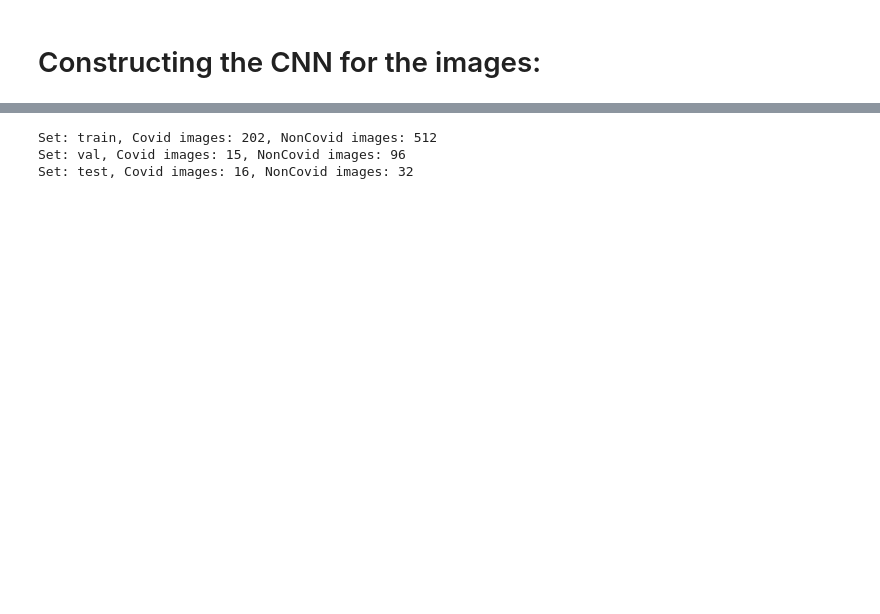
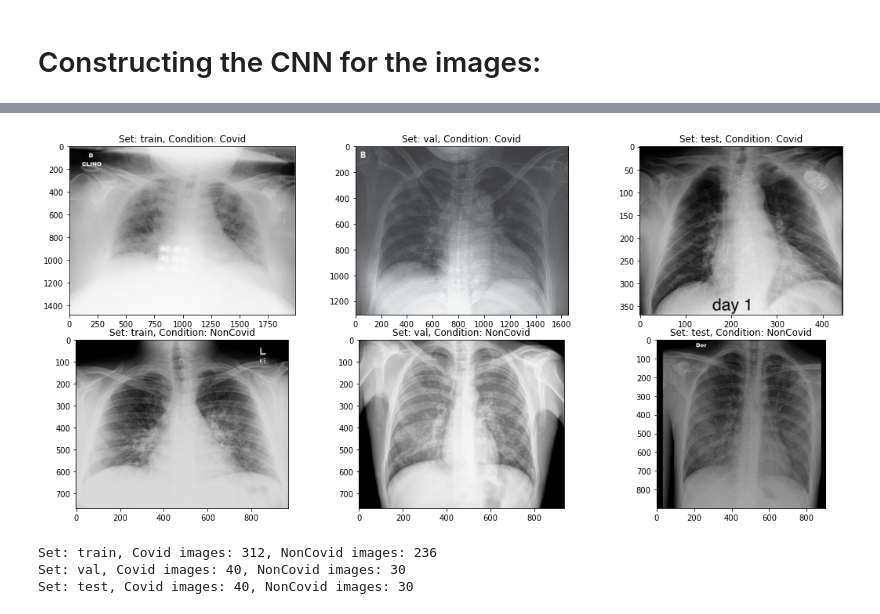
Before and after one commit to women-in-ai-ireland/October-2020-WaiLEARN-Detecting-COVID-19, a Jupyter notebook: Notebooks/Chest Xray dataset.ipynb, the cells around one changed output, grey strips where cells are left out. Cells and saved outputs as stored; diff of their text form; code cells hidden in the pictures; blank space fills up the shorter version.

```diff
--- a/Notebooks/Chest Xray dataset.ipynb
+++ b/Notebooks/Chest Xray dataset.ipynb
@@ -392,12 +332,85 @@ for i, _set in enumerate(['train', 'val', 'test']):
+# %%
+# Moving images into separate folders
+# Copying images with PA view and Covid19 to Covid and others with PA view to Noncovid
+
+samples = 25
+covid_dataset_path = r'\covid-chestxray-dataset-master(1)\covid-chestxray-dataset-master'
+dataset_path = r'\covid-chestxray-dataset-master(1)\covid-chestxray-dataset-master\images'
+csvPath = os.path.sep.join([covid_dataset_path, "metadata.csv"])
+df = pd.read_csv(csvPath)
+
+# Covid
+
+for (i, row) in df.iterrows():
+    if row["finding"] != "Pneumonia/Viral/COVID-19" or row["view"] != "PA":
+        continue
+
+    # path to the input image file
+    imagePath = os.path.sep.join([covid_dataset_path, "images", row["filename"]])
+    if not os.path.exists(imagePath):
+        continue
+
+    # extract the filename from the image path and then construct the
+    # path to the copied image file
+    filename = row["filename"].split(os.path.sep)[-1]
+    outputPath = os.path.sep.join([f"{dataset_path}/covid", filename])
+
+    # copy the image
+    shutil.copy2(imagePath, outputPath)
+
+
+# NonCovid
+
+for (i, row) in df.iterrows():
+    if row["finding"] == "Pneumonia/Viral/COVID-19" or row["view"] != "PA":
+        continue
+
+    # build the path to the input image file
+    imagePath = os.path.sep.join([covid_dataset_path, "images", row["filename"]])
+
+    # if the input image file does not exist (there are some errors in
+    # the COVID-19 metadeta file), ignore the row
+    if not os.path.exists(imagePath):
+        continue
+
+    # extract the filename from the image path and then construct the
+    # path to the copied image file
+    filename = row["filename"].split(os.path.sep)[-1]
+    outputPath = os.path.sep.join([f"{dataset_path}/normal", filename])
+
+    # copy the image
+    shutil.copy2(imagePath, outputPath)
+
+
+direc = r"C:/Users/buvan/Downloads/Chest-Xray/covid-chestxray-dataset-master/images/"
+Cov = direc+ "Covid"
+Noncov = direc +"NonCovid"
+listdirs = os.listdir(direc)
+input_path = direc
+fig, ax = plt.subplots(2, 3, figsize=(15, 7))
+ax = ax.ravel()
+plt.tight_layout()
+
+for i, _set in enumerate(['train', 'val', 'test']):
+    set_path = input_path+_set
+    ax[i].imshow(plt.imread(set_path+'/Covid/'+os.listdir(set_path+'/Covid')[0]), cmap='gray')
+    ax[i].set_title('Set: {}, Condition: Covid'.format(_set))
+    ax[i+3].imshow(plt.imread(set_path+'/NonCovid/'+os.listdir(set_path+'/NonCovid')[0]), cmap='gray')
+    ax[i+3].set_title('Set: {}, Condition: NonCovid'.format(_set))
+# %% [output]
+[figure, added]
 # %%
+# No. of images per set for only AP images
+direc = r"C:/Users/buvan/Downloads/Chest-Xray/covid-chestxray-dataset-master/images/"
+
 for _set in ['train', 'val', 'test']:
     n_normal = len(os.listdir(direc + _set + '/Covid'))
     n_infect = len(os.listdir(direc + _set + '/NonCovid'))
     print('Set: {}, Covid images: {}, NonCovid images: {}'.format(_set, n_normal, n_infect))
 # %% [output]
-Set: train, Covid images: 202, NonCovid images: 512
-Set: val, Covid images: 15, NonCovid images: 96
-Set: test, Covid images: 16, NonCovid images: 32
+Set: train, Covid images: 312, NonCovid images: 236
+Set: val, Covid images: 40, NonCovid images: 30
+Set: test, Covid images: 40, NonCovid images: 30
 # %%
 def process_data(img_dims, batch_size):
     # Data generation objects
```
Also changed, not shown: parts of 47 cells of this notebook.
